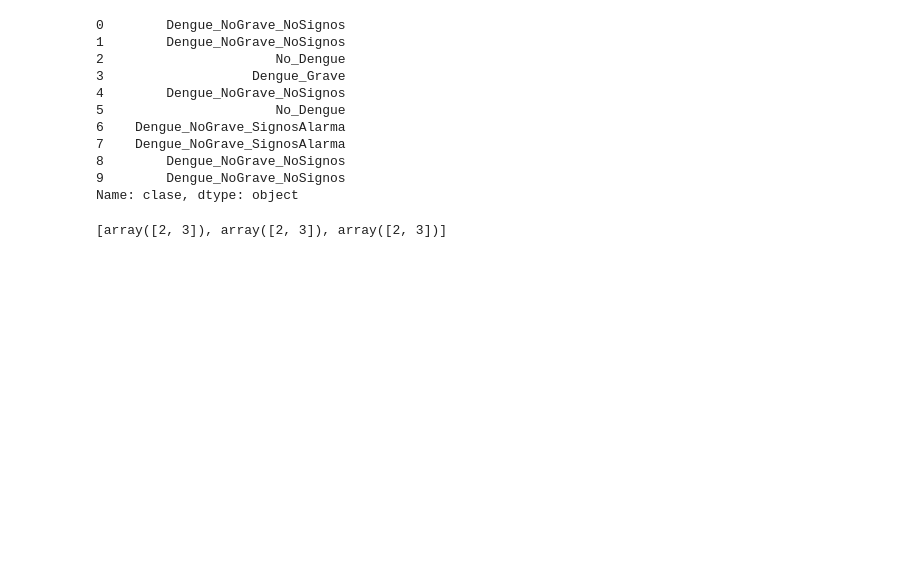
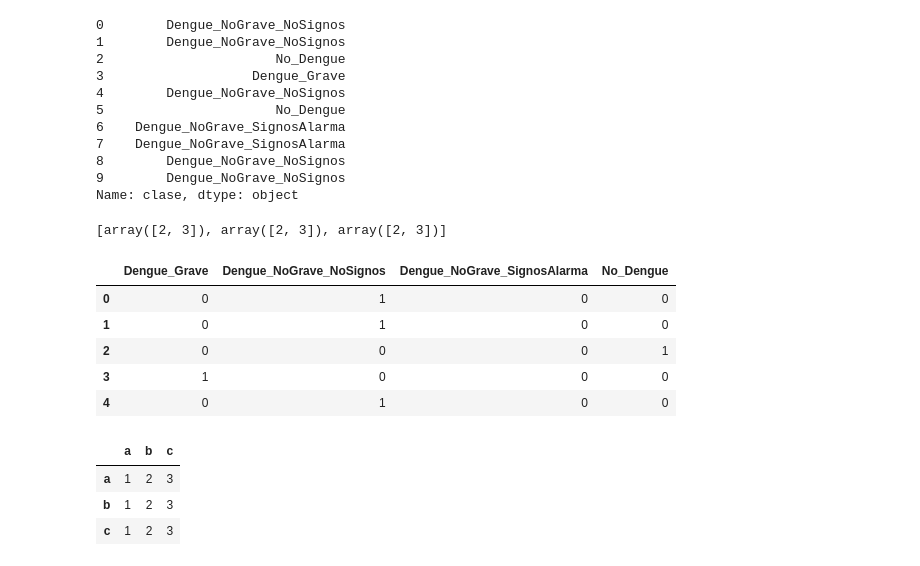
Before and after one commit to Jorgegar96/Classification-Methods, a Jupyter notebook: Notebook.ipynb, the cells around one changed output. Cells and saved outputs as stored; diff of their text form; code cells hidden in the pictures; blank space fills up the shorter version.

```diff
--- a/Notebook.ipynb
+++ b/Notebook.ipynb
@@ -962,3 +962,12 @@ x = np.array([[1,2,3],[1,2,3], [1,2,3]])
 print(list(x[:,[1,2]]))
 # %% [output]
 [array([2, 3]), array([2, 3]), array([2, 3])]
+# %%
+pd.get_dummies(df2['clase']).head()
+# %% [output]
+|  | Dengue_Grave | Dengue_NoGrave_NoSignos | Dengue_NoGrave_SignosAlarma | No_Dengue |
+| 0 | 0 | 1 | 0 | 0 |
+| 1 | 0 | 1 | 0 | 0 |
+| 2 | 0 | 0 | 0 | 1 |
+| 3 | 1 | 0 | 0 | 0 |
+| 4 | 0 | 1 | 0 | 0 |
@@ -964,0 +977,7 @@ print(list(x[:,[1,2]]))
+# %%
+y.head()
+# %% [output]
+|  | a | b | c |
+| a | 1 | 2 | 3 |
+| b | 1 | 2 | 3 |
+| c | 1 | 2 | 3 |
```
Also changed, not shown: parts of 1 cell of this notebook, 12 other files.
